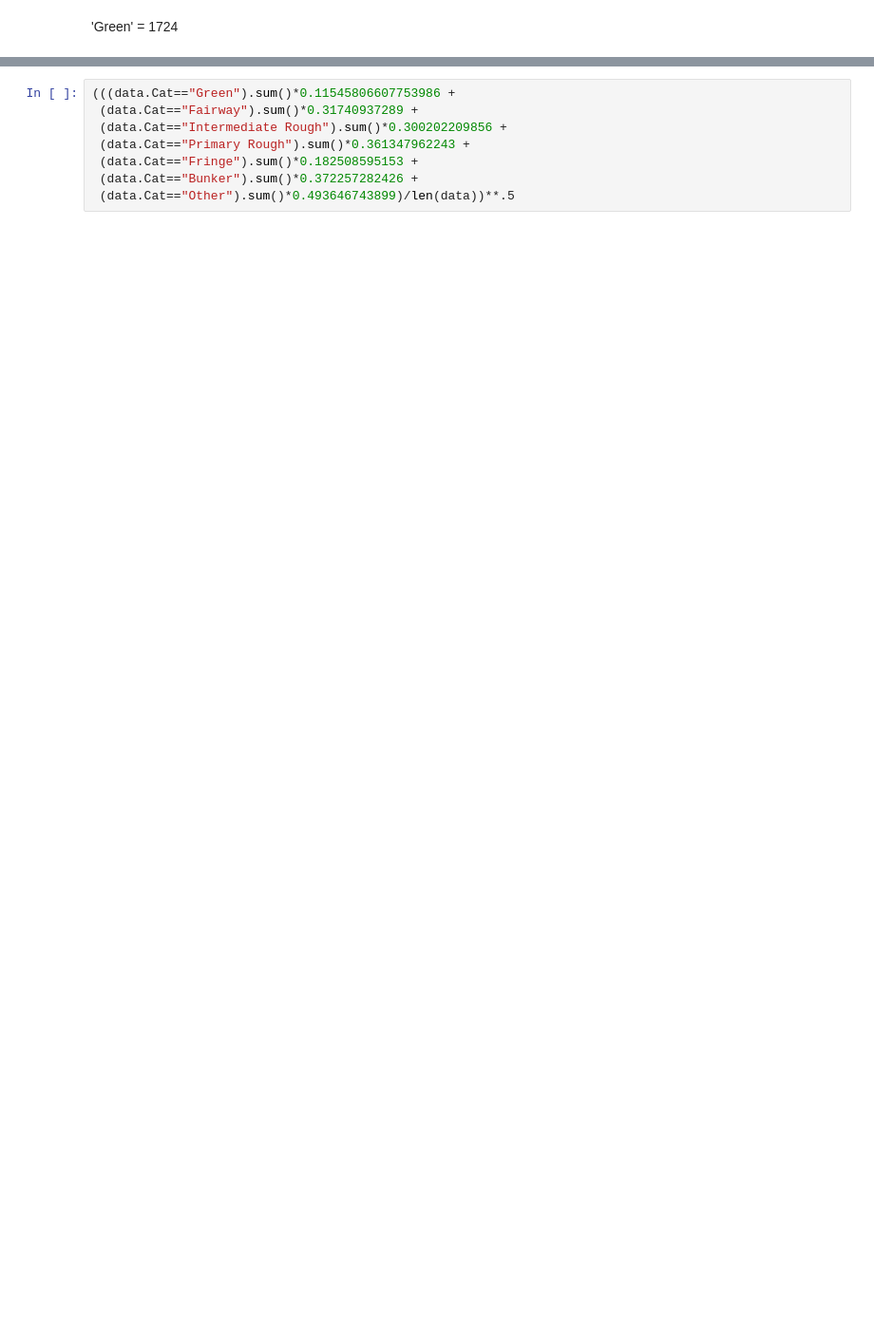
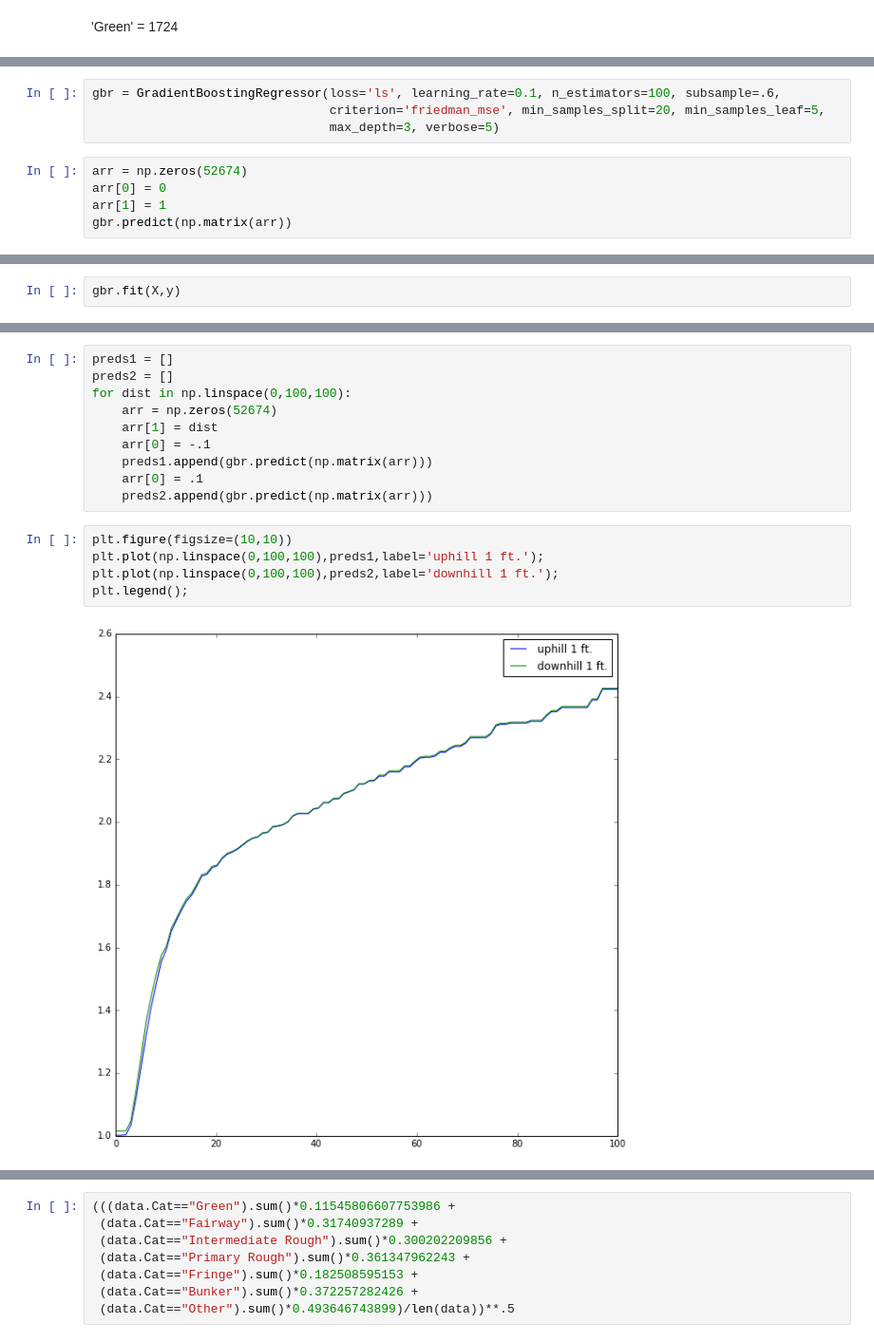
Before and after one commit to adamwlev/StrokesGained2, a Jupyter notebook: Modeling/Difficulty.ipynb, the cells around one changed output, grey strips where cells are left out. Shown at 95% size. Cells and saved outputs as stored; diff of their text form; blank space fills up the shorter version.

```diff
--- a/Modeling/Difficulty.ipynb
+++ b/Modeling/Difficulty.ipynb
@@ -205,0 +253,9 @@ errors
+# %%
+gbr = GradientBoostingRegressor(loss='ls', learning_rate=0.1, n_estimators=100, subsample=.6,
+                                criterion='friedman_mse', min_samples_split=20, min_samples_leaf=5,
+                                max_depth=3, verbose=5)
+# %%
+arr = np.zeros(52674)
+arr[0] = 0
+arr[1] = 1
+gbr.predict(np.matrix(arr))
@@ -205,0 +289,2 @@ errors
+# %%
+gbr.fit(X,y)
@@ -206,3 +316,20 @@ errors
+# %%
+preds1 = []
+preds2 = []
+for dist in np.linspace(0,100,100):
+    arr = np.zeros(52674)
+    arr[1] = dist
+    arr[0] = -.1
+    preds1.append(gbr.predict(np.matrix(arr)))
+    arr[0] = .1
+    preds2.append(gbr.predict(np.matrix(arr)))
+# %%
+plt.figure(figsize=(10,10))
+plt.plot(np.linspace(0,100,100),preds1,label='uphill 1 ft.');
+plt.plot(np.linspace(0,100,100),preds2,label='downhill 1 ft.');
+plt.legend();
+# %% [output]
+[figure, added]
 # %%
 for arg,num in zip(np.argsort(gbr.feature_importances_)[::-1],np.sort(gbr.feature_importances_)[::-1])[0:7]:
     print arg,num
```
Also changed, not shown: parts of 45 cells of this notebook.
